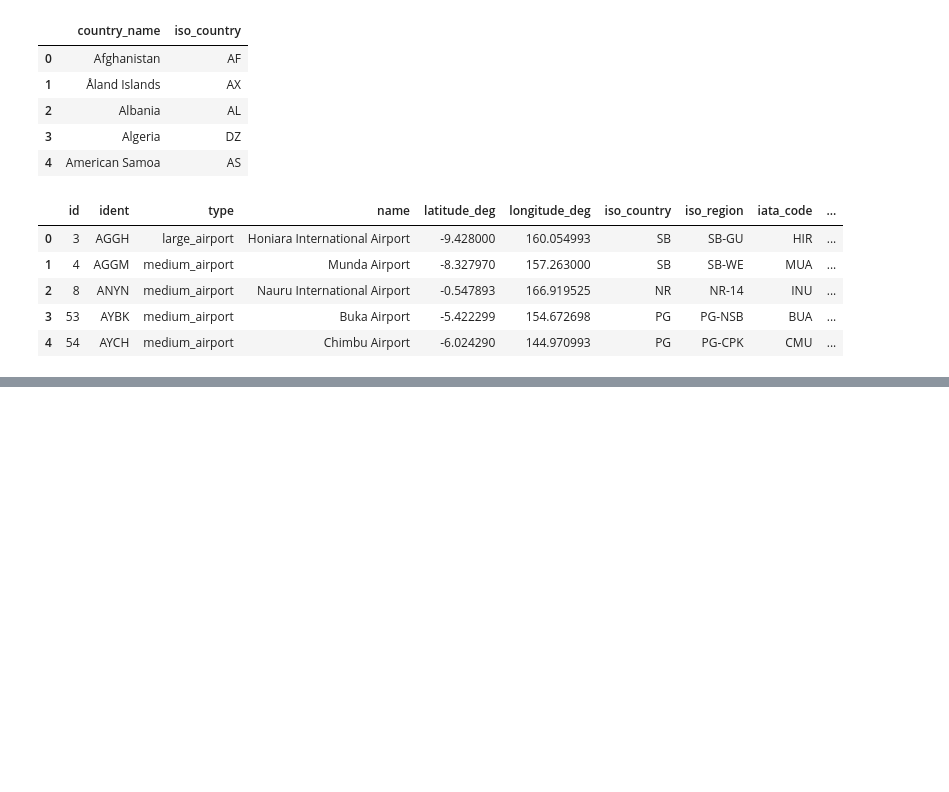
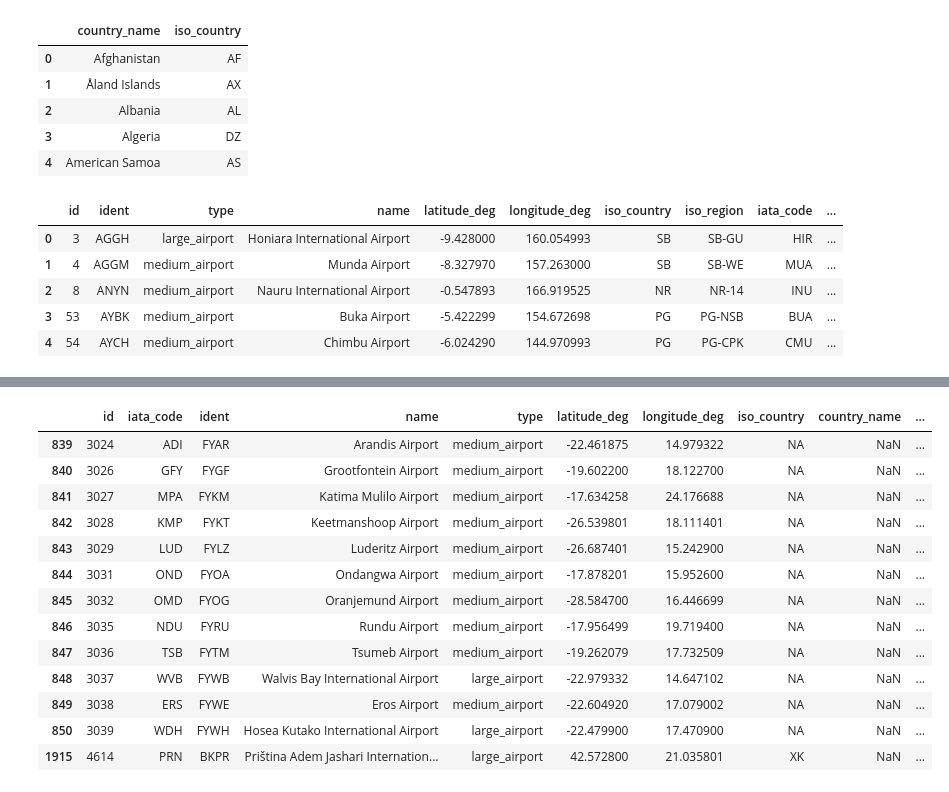
Before and after one commit to kylieUeda/SkyGraph, a Jupyter notebook: skygraph_airport.ipynb, the cells around one changed output, grey strips where cells are left out. Drawn from its saved outputs; the diff is of its cells as text; code cells hidden in the pictures; blank space fills up the shorter version.

```diff
--- a/skygraph_airport.ipynb
+++ b/skygraph_airport.ipynb
@@ -262,0 +311,17 @@ df_final.to_csv('airports_iata.csv', index=False, encoding='utf-8-sig')
+# %%
+df_enriched[df_enriched["country_name"].isnull()]
+# %% [output]
+|  | id | iata_code | ident | name | type | latitude_deg | longitude_deg | iso_country | country_name | ... |
+| 839 | 3024 | ADI | FYAR | Arandis Airport | medium_airport | -22.461875 | 14.979322 | NA | NaN | ... |
+| 840 | 3026 | GFY | FYGF | Grootfontein Airport | medium_airport | -19.602200 | 18.122700 | NA | NaN | ... |
+| 841 | 3027 | MPA | FYKM | Katima Mulilo Airport | medium_airport | -17.634258 | 24.176688 | NA | NaN | ... |
+| 842 | 3028 | KMP | FYKT | Keetmanshoop Airport | medium_airport | -26.539801 | 18.111401 | NA | NaN | ... |
+| 843 | 3029 | LUD | FYLZ | Luderitz Airport | medium_airport | -26.687401 | 15.242900 | NA | NaN | ... |
+| 844 | 3031 | OND | FYOA | Ondangwa Airport | medium_airport | -17.878201 | 15.952600 | NA | NaN | ... |
+| 845 | 3032 | OMD | FYOG | Oranjemund Airport | medium_airport | -28.584700 | 16.446699 | NA | NaN | ... |
+| 846 | 3035 | NDU | FYRU | Rundu Airport | medium_airport | -17.956499 | 19.719400 | NA | NaN | ... |
+| 847 | 3036 | TSB | FYTM | Tsumeb Airport | medium_airport | -19.262079 | 17.732509 | NA | NaN | ... |
+| 848 | 3037 | WVB | FYWB | Walvis Bay International Airport | large_airport | -22.979332 | 14.647102 | NA | NaN | ... |
+| 849 | 3038 | ERS | FYWE | Eros Airport | medium_airport | -22.604920 | 17.079002 | NA | NaN | ... |
+| 850 | 3039 | WDH | FYWH | Hosea Kutako International Airport | large_airport | -22.479900 | 17.470900 | NA | NaN | ... |
+| 1915 | 4614 | PRN | BKPR | Priština Adem Jashari Internation... | large_airport | 42.572800 | 21.035801 | XK | NaN | ... |
```
Also changed, not shown: parts of 10 cells of this notebook, 3 other files.
